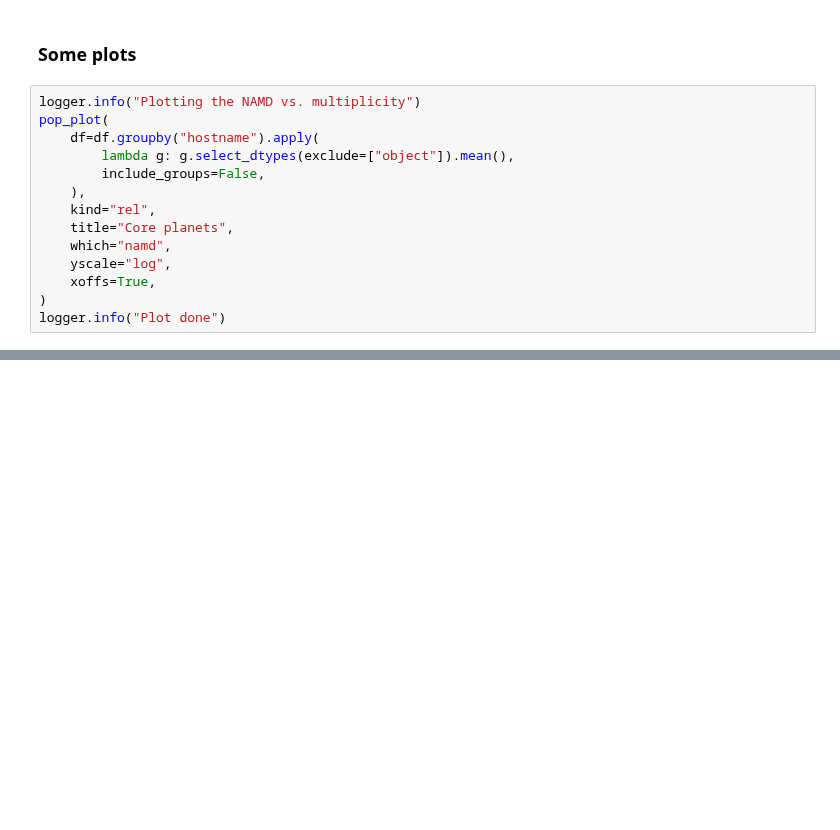
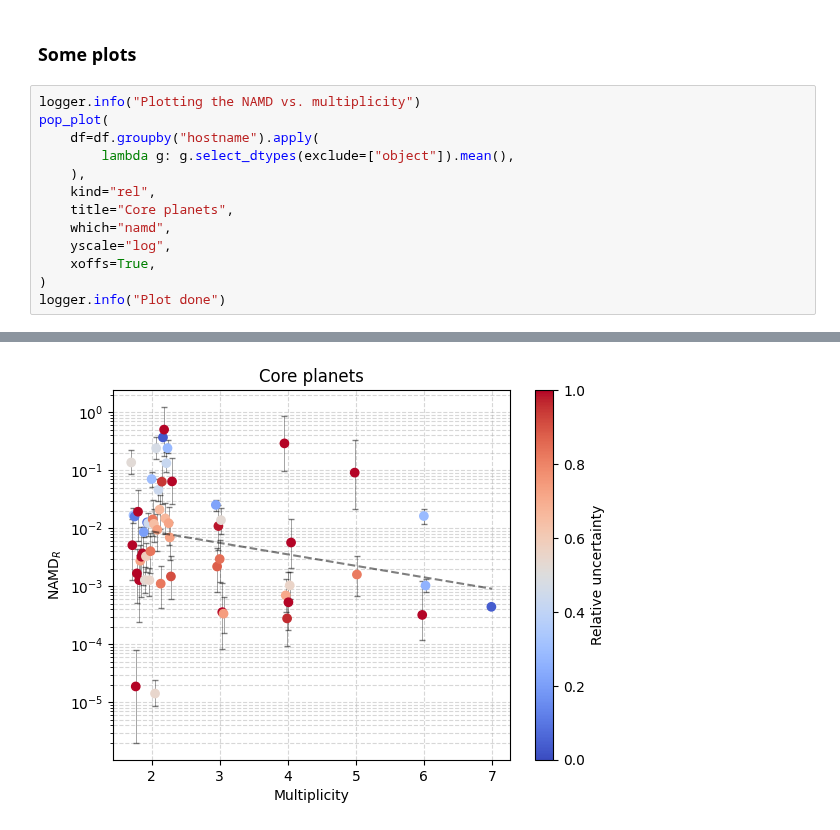
Before and after one commit to abocchieri/ExoNAMD, a Jupyter notebook: notebook/api.ipynb, the cells around one changed output, grey strips where cells are left out. Saved outputs shown, nothing was run; the diff lists cells and outputs as text; blank space fills up the shorter version.

```diff
--- a/notebook/api.ipynb
+++ b/notebook/api.ipynb
@@ -377,7 +509,6 @@ logger.info("Plotting the NAMD vs. multiplicity")
 pop_plot(
     df=df.groupby("hostname").apply(
         lambda g: g.select_dtypes(exclude=["object"]).mean(),
-        include_groups=False,
     ),
     kind="rel",
     title="Core planets",
@@ -386,3 +517,4 @@ pop_plot(
     xoffs=True,
 )
 logger.info("Plot done")
+# %% [output]
@@ -388,0 +522 @@ logger.info("Plot done")
+[figure, added]
```
Also changed, not shown: parts of 33 cells of this notebook.
